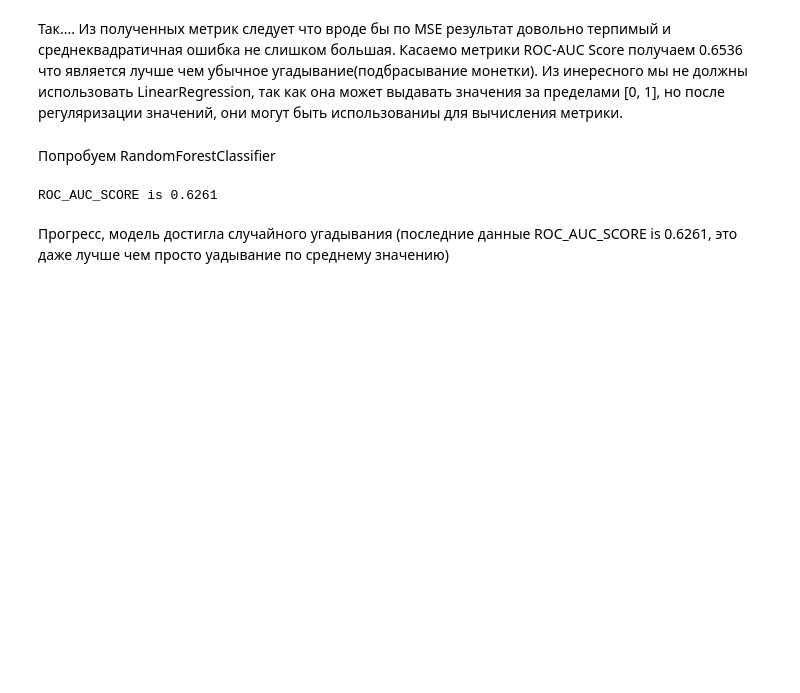
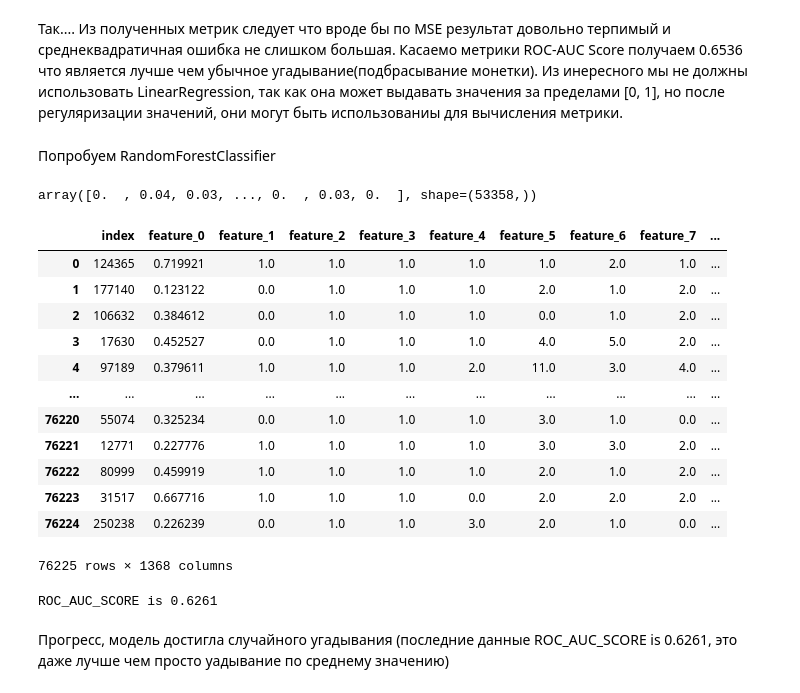
Before and after one commit to mello-bit/vk-hack-cats-and-rabbits, a Jupyter notebook: model_try.ipynb, the cells around one changed output. Saved outputs shown, nothing was run; the diff lists cells and outputs as text; code cells hidden in the pictures; blank space fills up the shorter version.

```diff
--- a/model_try.ipynb
+++ b/model_try.ipynb
@@ -149,6 +154,28 @@ model.fit(X_train, y_train)
 
 y_pred_proba = model.predict_proba(X_test)[:, 1]
 roc_auc = roc_auc_score(y_test, y_pred_proba)
+# %%
+y_pred_proba
+# %% [output]
+array([0.  , 0.04, 0.03, ..., 0.  , 0.03, 0.  ], shape=(53358,))
+# %%
+# generate output data
+X_true_test = pd.read_csv('./datasets/test/test.csv')
+X_true_test
+# %% [output]
+|  | index | feature_0 | feature_1 | feature_2 | feature_3 | feature_4 | feature_5 | feature_6 | feature_7 | ... |
+| 0 | 124365 | 0.719921 | 1.0 | 1.0 | 1.0 | 1.0 | 1.0 | 2.0 | 1.0 | ... |
+| 1 | 177140 | 0.123122 | 0.0 | 1.0 | 1.0 | 1.0 | 2.0 | 1.0 | 2.0 | ... |
+| 2 | 106632 | 0.384612 | 0.0 | 1.0 | 1.0 | 1.0 | 0.0 | 1.0 | 2.0 | ... |
+| 3 | 17630 | 0.452527 | 0.0 | 1.0 | 1.0 | 1.0 | 4.0 | 5.0 | 2.0 | ... |
+| 4 | 97189 | 0.379611 | 1.0 | 1.0 | 1.0 | 2.0 | 11.0 | 3.0 | 4.0 | ... |
+| ... | ... | ... | ... | ... | ... | ... | ... | ... | ... | ... |
+| 76220 | 55074 | 0.325234 | 0.0 | 1.0 | 1.0 | 1.0 | 3.0 | 1.0 | 0.0 | ... |
+| 76221 | 12771 | 0.227776 | 1.0 | 1.0 | 1.0 | 1.0 | 3.0 | 3.0 | 2.0 | ... |
+| 76222 | 80999 | 0.459919 | 1.0 | 1.0 | 1.0 | 1.0 | 2.0 | 1.0 | 2.0 | ... |
+| 76223 | 31517 | 0.667716 | 1.0 | 1.0 | 1.0 | 0.0 | 2.0 | 2.0 | 2.0 | ... |
+| 76224 | 250238 | 0.226239 | 0.0 | 1.0 | 1.0 | 3.0 | 2.0 | 1.0 | 0.0 | ... |
+76225 rows × 1368 columns
 # %%
 print(f"ROC_AUC_SCORE is {roc_auc:.4f}")
 # %% [output]
```
Also changed, not shown: parts of 19 cells of this notebook, 1 other file.
